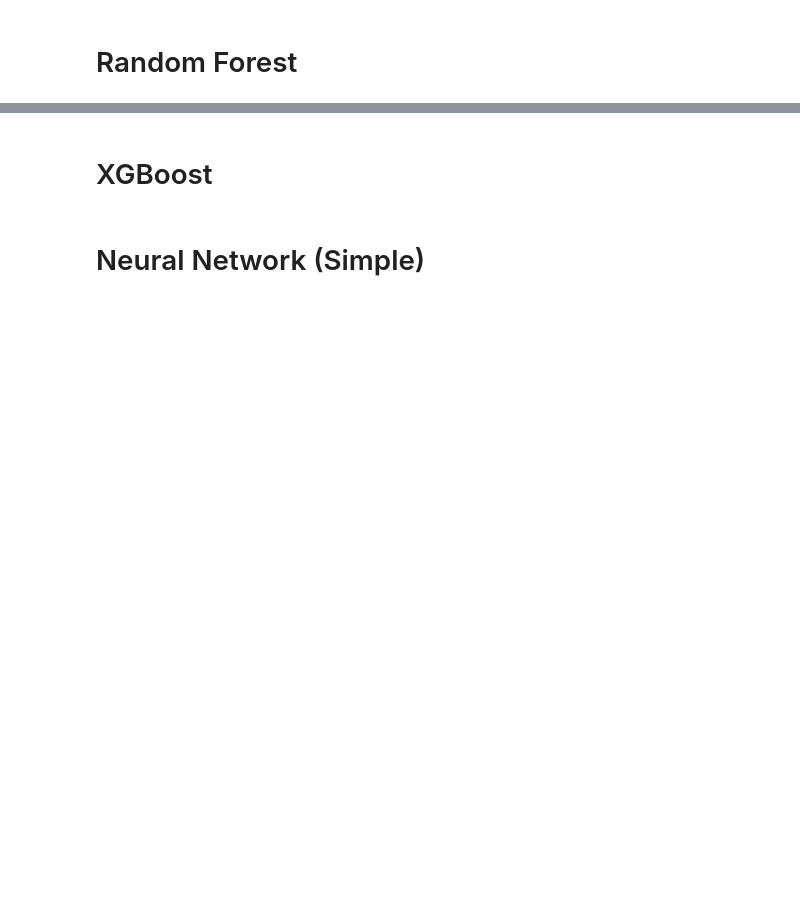
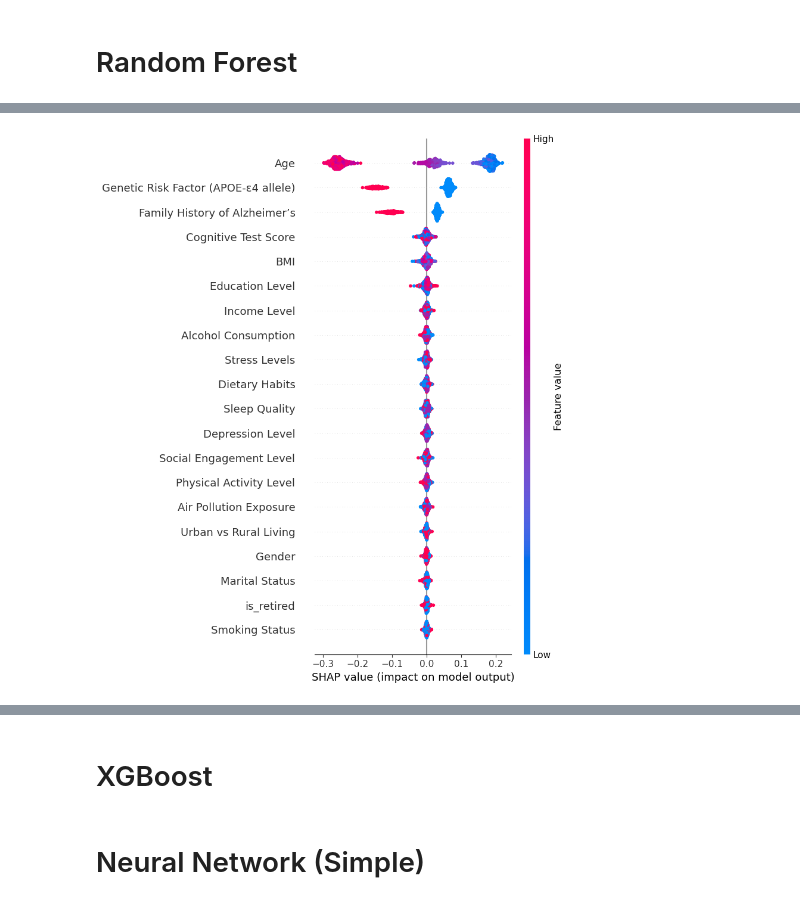
Before and after one commit to shaohong-g/Xai-example, a Jupyter notebook: classification.ipynb, the cells around one changed output, grey strips where cells are left out. Drawn from its saved outputs; the diff is of its cells as text; code cells hidden in the pictures; blank space fills up the shorter version.

```diff
--- a/classification.ipynb
+++ b/classification.ipynb
@@ -182,0 +227,4 @@ feature_importances.plot.bar();
+# %%
+shap.summary_plot(shap_values[:,:,0], X100.astype("float"))
+# %% [output]
+[figure, added]
```
Also changed, not shown: parts of 21 cells of this notebook, 2 other files.
